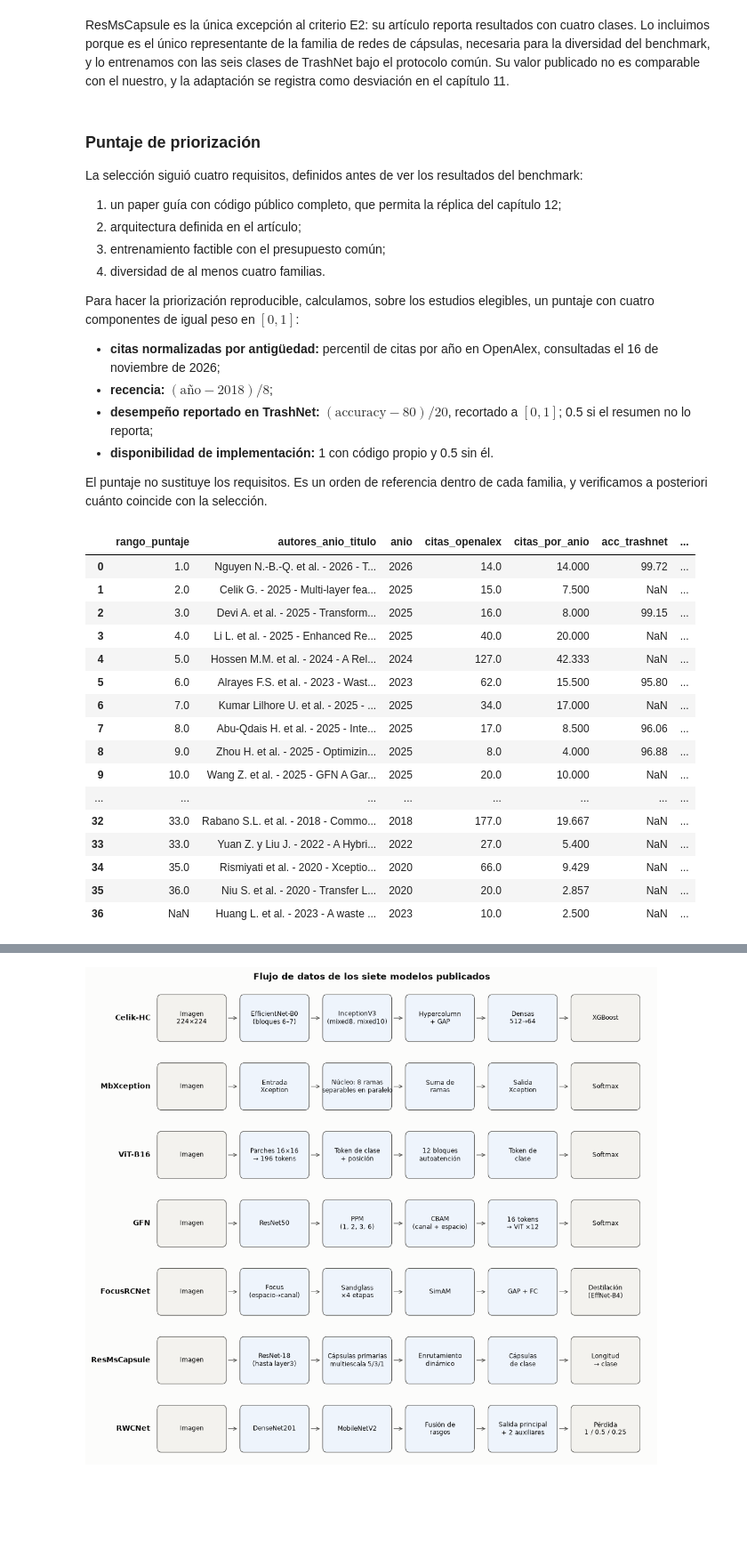
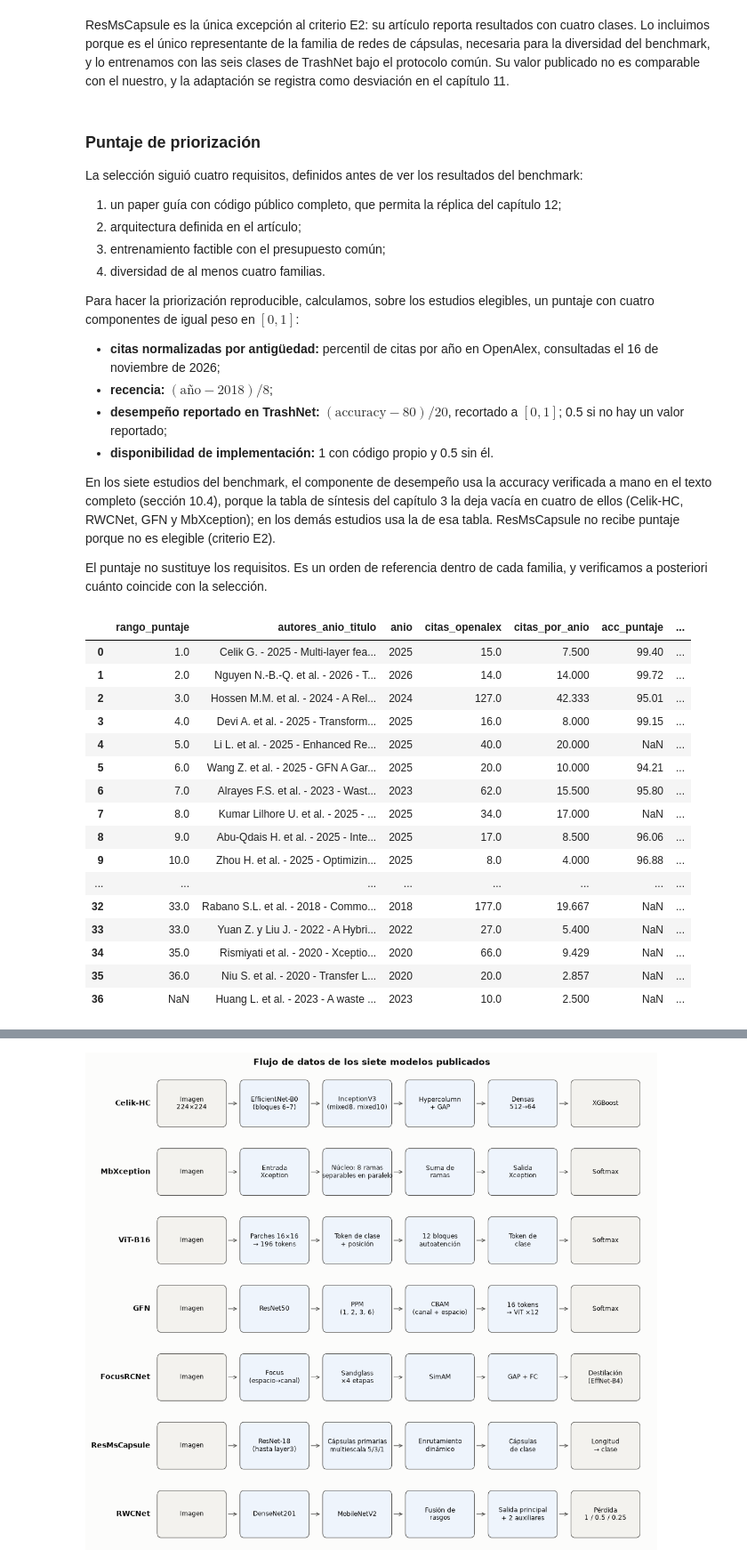
Before and after one commit to Anyita-12/deep-learning-colaborativo, a Jupyter notebook: docs/10_revision_sistematica.ipynb, the cells around one changed output, grey strips where cells are left out. Shown at 89% size. Cells and saved outputs as stored; diff of their text form; code cells hidden in the pictures; blank space fills up the shorter version.

```diff
--- a/docs/10_revision_sistematica.ipynb
+++ b/docs/10_revision_sistematica.ipynb
@@ -276,30 +282,32 @@ Para hacer la priorización reproducible, calculamos, sobre los estudios elegibl
 
 - **citas normalizadas por antigüedad:** percentil de citas por año en OpenAlex, consultadas el 16 de noviembre de 2026;
 - **recencia:** $(\text{año} - 2018)/8$;
-- **desempeño reportado en TrashNet:** $(\text{accuracy} - 80)/20$, recortado a $[0, 1]$; 0.5 si el resumen no lo reporta;
+- **desempeño reportado en TrashNet:** $(\text{accuracy} - 80)/20$, recortado a $[0, 1]$; 0.5 si no hay un valor reportado;
 - **disponibilidad de implementación:** 1 con código propio y 0.5 sin él.
 
+En los siete estudios del benchmark, el componente de desempeño usa la accuracy verificada a mano en el texto completo (sección 10.4), porque la tabla de síntesis del capítulo 3 la deja vacía en cuatro de ellos (Celik-HC, RWCNet, GFN y MbXception); en los demás estudios usa la de esa tabla. ResMsCapsule no recibe puntaje porque no es elegible (criterio E2).
+
 El puntaje no sustituye los requisitos. Es un orden de referencia dentro de cada familia, y verificamos a posteriori cuánto coincide con la selección.
 # %%
 el = cr[cr.elegible_e2 | cr.seleccionado_top7.notna()].copy()
-cols = ["rango_puntaje", "autores_anio_titulo", "anio", "citas_openalex", "citas_por_anio", "acc_trashnet",
+cols = ["rango_puntaje", "autores_anio_titulo", "anio", "citas_openalex", "citas_por_anio", "acc_puntaje",
         "codigo_propio", "s_citas", "s_recencia", "s_desempeno", "s_implementacion", "puntaje", "seleccionado_top7"]
 t = el[cols].sort_values("rango_puntaje").copy()
 t["autores_anio_titulo"] = t["autores_anio_titulo"].str.slice(0, 70)
 t["codigo_propio"] = t["codigo_propio"].notna().map({True: "sí", False: "no"})
 display(t.round(3).reset_index(drop=True))
 # %% [output]
-|  | rango_puntaje | autores_anio_titulo | anio | citas_openalex | citas_por_anio | acc_trashnet | ... |
-| 0 | 1.0 | Nguyen N.-B.-Q. et al. - 2026 - T... | 2026 | 14.0 | 14.000 | 99.72 | ... |
-| 1 | 2.0 | Celik G. - 2025 - Multi-layer fea... | 2025 | 15.0 | 7.500 | NaN | ... |
-| 2 | 3.0 | Devi A. et al. - 2025 - Transform... | 2025 | 16.0 | 8.000 | 99.15 | ... |
-| 3 | 4.0 | Li L. et al. - 2025 - Enhanced Re... | 2025 | 40.0 | 20.000 | NaN | ... |
-| 4 | 5.0 | Hossen M.M. et al. - 2024 - A Rel... | 2024 | 127.0 | 42.333 | NaN | ... |
-| 5 | 6.0 | Alrayes F.S. et al. - 2023 - Wast... | 2023 | 62.0 | 15.500 | 95.80 | ... |
-| 6 | 7.0 | Kumar Lilhore U. et al. - 2025 - ... | 2025 | 34.0 | 17.000 | NaN | ... |
-| 7 | 8.0 | Abu-Qdais H. et al. - 2025 - Inte... | 2025 | 17.0 | 8.500 | 96.06 | ... |
-| 8 | 9.0 | Zhou H. et al. - 2025 - Optimizin... | 2025 | 8.0 | 4.000 | 96.88 | ... |
-| 9 | 10.0 | Wang Z. et al. - 2025 - GFN A Gar... | 2025 | 20.0 | 10.000 | NaN | ... |
+|  | rango_puntaje | autores_anio_titulo | anio | citas_openalex | citas_por_anio | acc_puntaje | ... |
+| 0 | 1.0 | Celik G. - 2025 - Multi-layer fea... | 2025 | 15.0 | 7.500 | 99.40 | ... |
+| 1 | 2.0 | Nguyen N.-B.-Q. et al. - 2026 - T... | 2026 | 14.0 | 14.000 | 99.72 | ... |
+| 2 | 3.0 | Hossen M.M. et al. - 2024 - A Rel... | 2024 | 127.0 | 42.333 | 95.01 | ... |
+| 3 | 4.0 | Devi A. et al. - 2025 - Transform... | 2025 | 16.0 | 8.000 | 99.15 | ... |
+| 4 | 5.0 | Li L. et al. - 2025 - Enhanced Re... | 2025 | 40.0 | 20.000 | NaN | ... |
+| 5 | 6.0 | Wang Z. et al. - 2025 - GFN A Gar... | 2025 | 20.0 | 10.000 | 94.21 | ... |
+| 6 | 7.0 | Alrayes F.S. et al. - 2023 - Wast... | 2023 | 62.0 | 15.500 | 95.80 | ... |
+| 7 | 8.0 | Kumar Lilhore U. et al. - 2025 - ... | 2025 | 34.0 | 17.000 | NaN | ... |
+| 8 | 9.0 | Abu-Qdais H. et al. - 2025 - Inte... | 2025 | 17.0 | 8.500 | 96.06 | ... |
+| 9 | 10.0 | Zhou H. et al. - 2025 - Optimizin... | 2025 | 8.0 | 4.000 | 96.88 | ... |
 | ... | ... | ... | ... | ... | ... | ... | ... |
 | 32 | 33.0 | Rabano S.L. et al. - 2018 - Commo... | 2018 | 177.0 | 19.667 | NaN | ... |
 | 33 | 33.0 | Yuan Z. y Liu J. - 2022 - A Hybri... | 2022 | 27.0 | 5.400 | NaN | ... |
```
Also changed, not shown: parts of 8 cells of this notebook.
